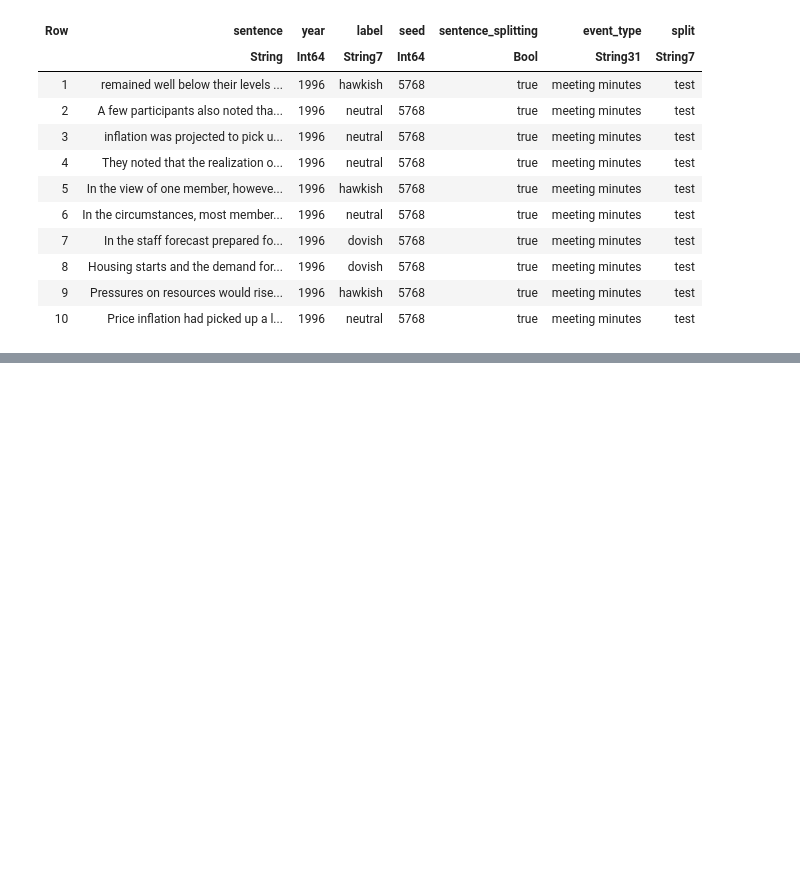
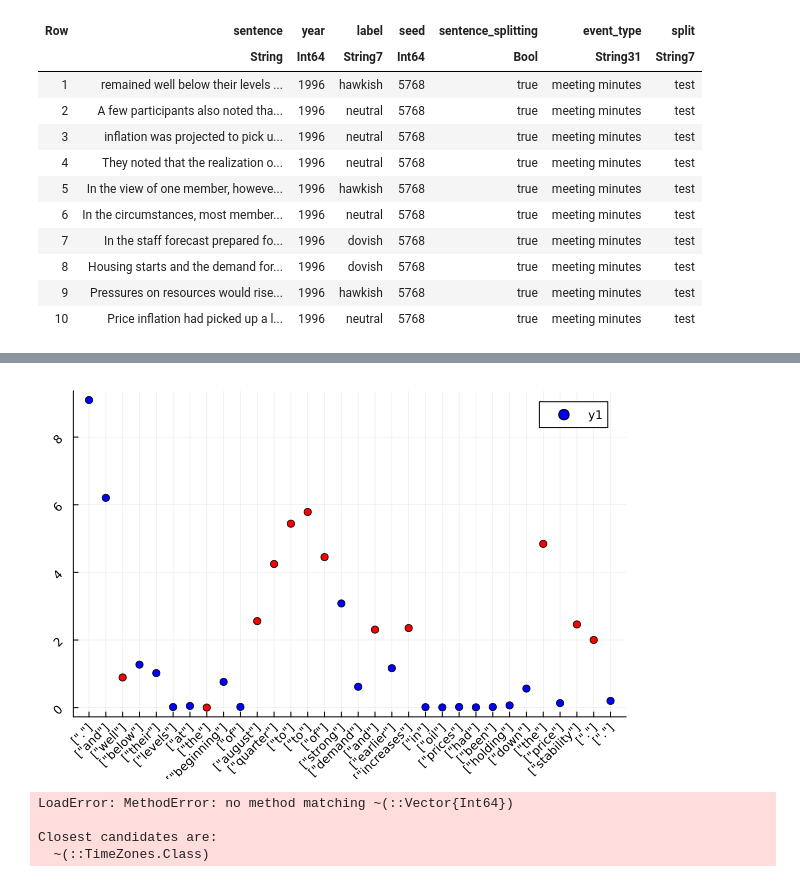
Before and after one commit to JuliaTrustworthyAI/CounterfactualExplanations.jl, a Jupyter notebook: dev/notebooks/RELITC.ipynb, the cells around one changed output, grey strips where cells are left out. Cells and saved outputs as stored; diff of their text form; code cells hidden in the pictures; blank space fills up the shorter version.

```diff
--- a/dev/notebooks/RELITC.ipynb
+++ b/dev/notebooks/RELITC.ipynb
@@ -471,0 +491,29 @@ left_to_right_filling(copy(cmlm_decoded), idx_to_mask, cmlm_model, cmlm_tkr)
+# %%
+enc = encode(cmlm_tkr, "remained [MASK] below their levels at [MASK] beginning of [MASK] [MASK] [MASK] [MASK] [MASK] weaker demand [MASK] earlier [MASK] in oil prices had been holding down [MASK] price [MASK] [MASK]")
+out = cmlm_model(enc)
+colors = []
+masks = []
+for i in 1:size(enc.token)[2]
+    if argmax(enc.token[:, i, :])[1] == 104
+        push!(masks, i)
+        push!(colors, :red)
+    else
+        push!(colors, :blue)
+    end
+end
+# %%
+entropies = []
+toks = []
+
+probs = softmax(out.logit, dims=1)
+
+for i in 1:size(out.logit)[2]
+    row = out.logit[:, i, :]
+    tok = decode(cmlm_tkr, row)
+    push!(toks, tok)
+    entr = entropy(probs[:, i])
+    push!(entropies, entr)
+    if i in masks
+        println(string(tok) * " " * string(entr))
+    end
+end
@@ -471,0 +533,13 @@ left_to_right_filling(copy(cmlm_decoded), idx_to_mask, cmlm_model, cmlm_tkr)
+# %%
+masked_toks = toks
+# entr = -log.(-entropies[masks])
+scatter(entropies, markercolor=colors, xticks = (1:size(masked_toks)[1], masked_toks), rot=45)
+# %% [output]
+[figure, added]
+# %%
+[1, 2, 3][~[2]]
+# %% [output]
+LoadError: MethodError: no method matching ~(::Vector{Int64})
+
+Closest candidates are:
+  ~(::TimeZones.Class)
```
Also changed, not shown: parts of 14 cells of this notebook, 1 other file.
